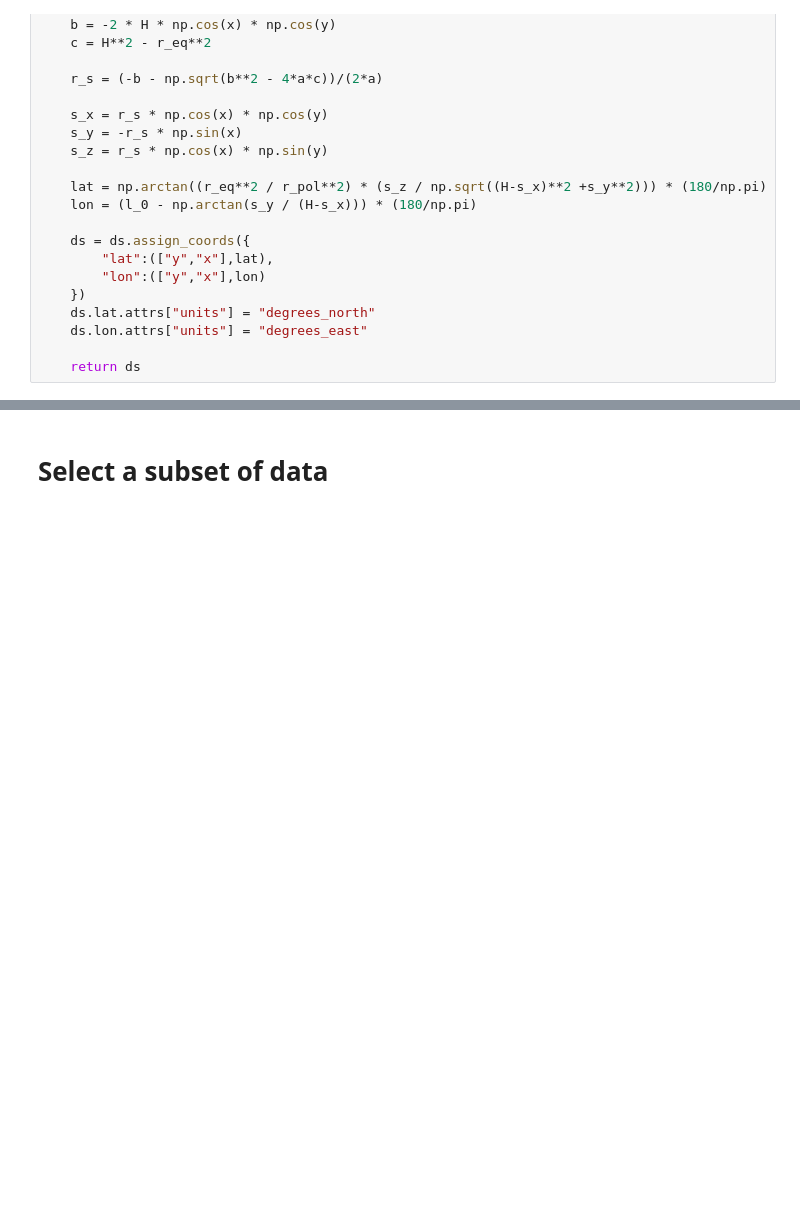
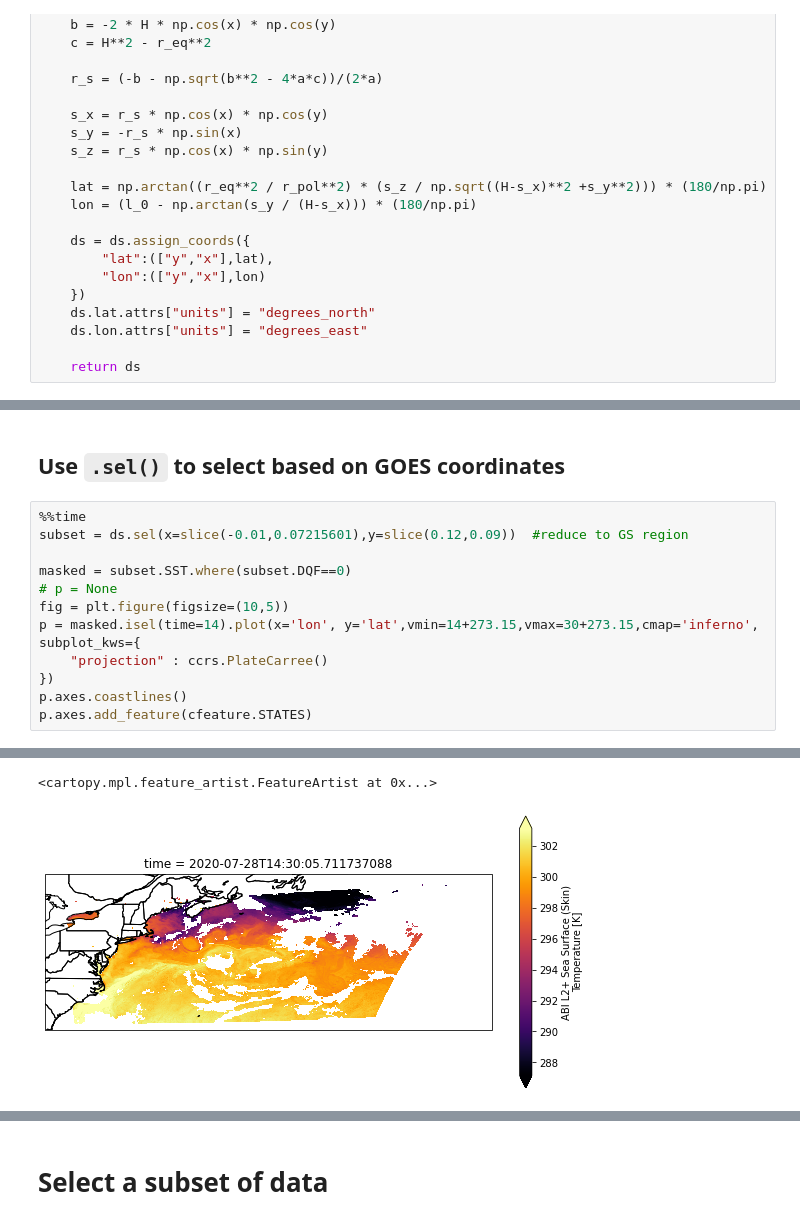
Before and after one commit to lsterzinger/pangeo-cloud-L2-satellite, a Jupyter notebook: goes-latlon.ipynb, the cells around one changed output, grey strips where cells are left out. Saved outputs shown, nothing was run; the diff lists cells and outputs as text; blank space fills up the shorter version.

```diff
--- a/goes-latlon.ipynb
+++ b/goes-latlon.ipynb
@@ -117,0 +132,15 @@ Take the mean of SST over time where the data quality flag is 0. `ds` is now 2D
+# %% [markdown]
+## Use `.sel()` to select based on GOES coordinates
+# %%
+%%time
+subset = ds.sel(x=slice(-0.01,0.07215601),y=slice(0.12,0.09))  #reduce to GS region
+
+masked = subset.SST.where(subset.DQF==0)
+# p = None
+fig = plt.figure(figsize=(10,5))
+p = masked.isel(time=14).plot(x='lon', y='lat',vmin=14+273.15,vmax=30+273.15,cmap='inferno', subplot_kws={
+    "projection" : ccrs.PlateCarree()
+})
+p.axes.coastlines()
+p.axes.add_feature(cfeature.STATES)
+# %% [output]
@@ -117,0 +149,2 @@ Take the mean of SST over time where the data quality flag is 0. `ds` is now 2D
+<cartopy.mpl.feature_artist.FeatureArtist at 0x...>
+[figure, added]
```
Also changed, not shown: parts of 11 cells of this notebook.
